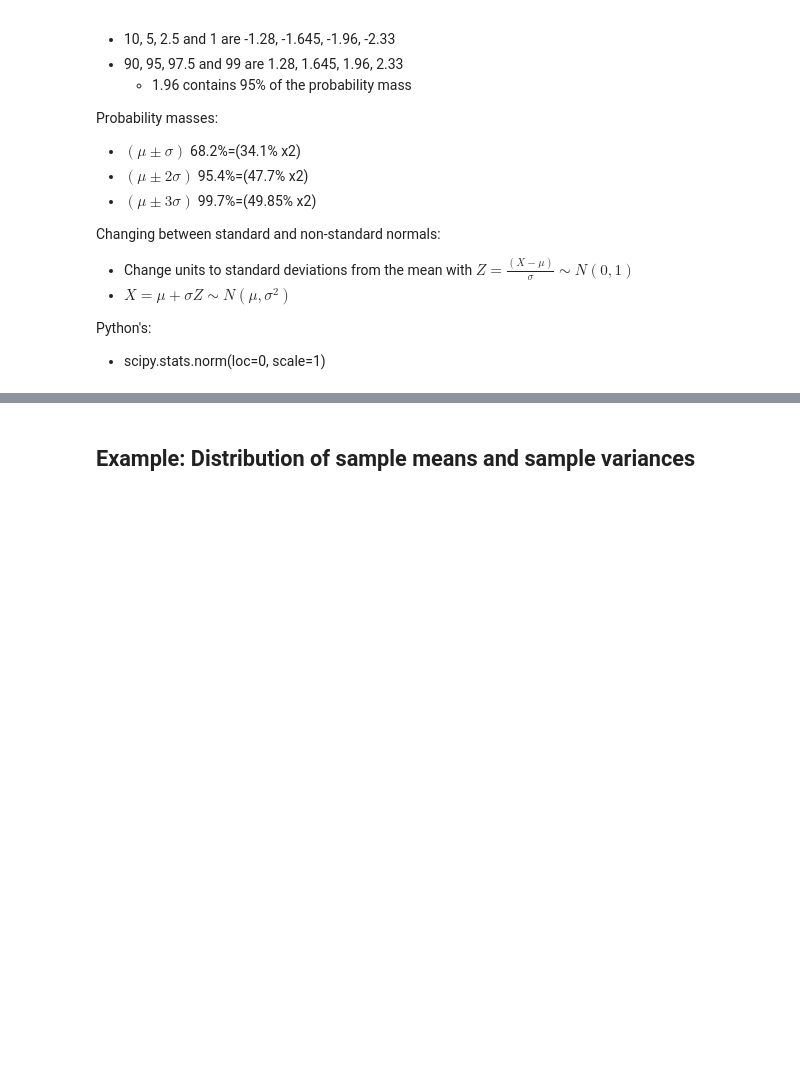
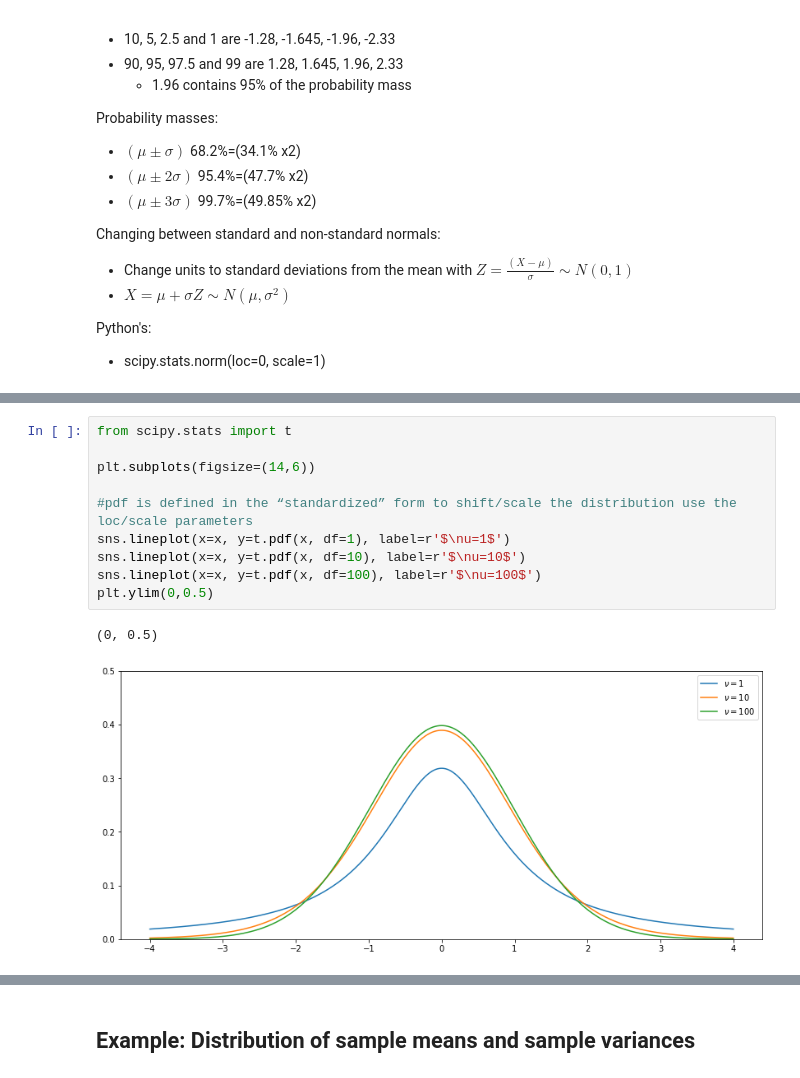
Before and after one commit to v-fuentec/AI-bootcamp, a Jupyter notebook: statistics.ipynb, the cells around one changed output, grey strips where cells are left out. Saved outputs shown, nothing was run; the diff lists cells and outputs as text; blank space fills up the shorter version.

```diff
--- a/statistics.ipynb
+++ b/statistics.ipynb
@@ -264 +274,14 @@ probability of lower or equal to 1.645 0.9500150944608786%, probability of a gre
+# %%
+from scipy.stats import t
+
+plt.subplots(figsize=(14,6))
+
+#pdf is defined in the “standardized” form to shift/scale the distribution use the loc/scale parameters
+sns.lineplot(x=x, y=t.pdf(x, df=1), label=r'$\nu=1$')
+sns.lineplot(x=x, y=t.pdf(x, df=10), label=r'$\nu=10$')
+sns.lineplot(x=x, y=t.pdf(x, df=100), label=r'$\nu=100$')
+plt.ylim(0,0.5)
+# %% [output]
+(0, 0.5)
+[figure, added]
 # %% [markdown]
```
Also changed, not shown: parts of 3 cells of this notebook.
